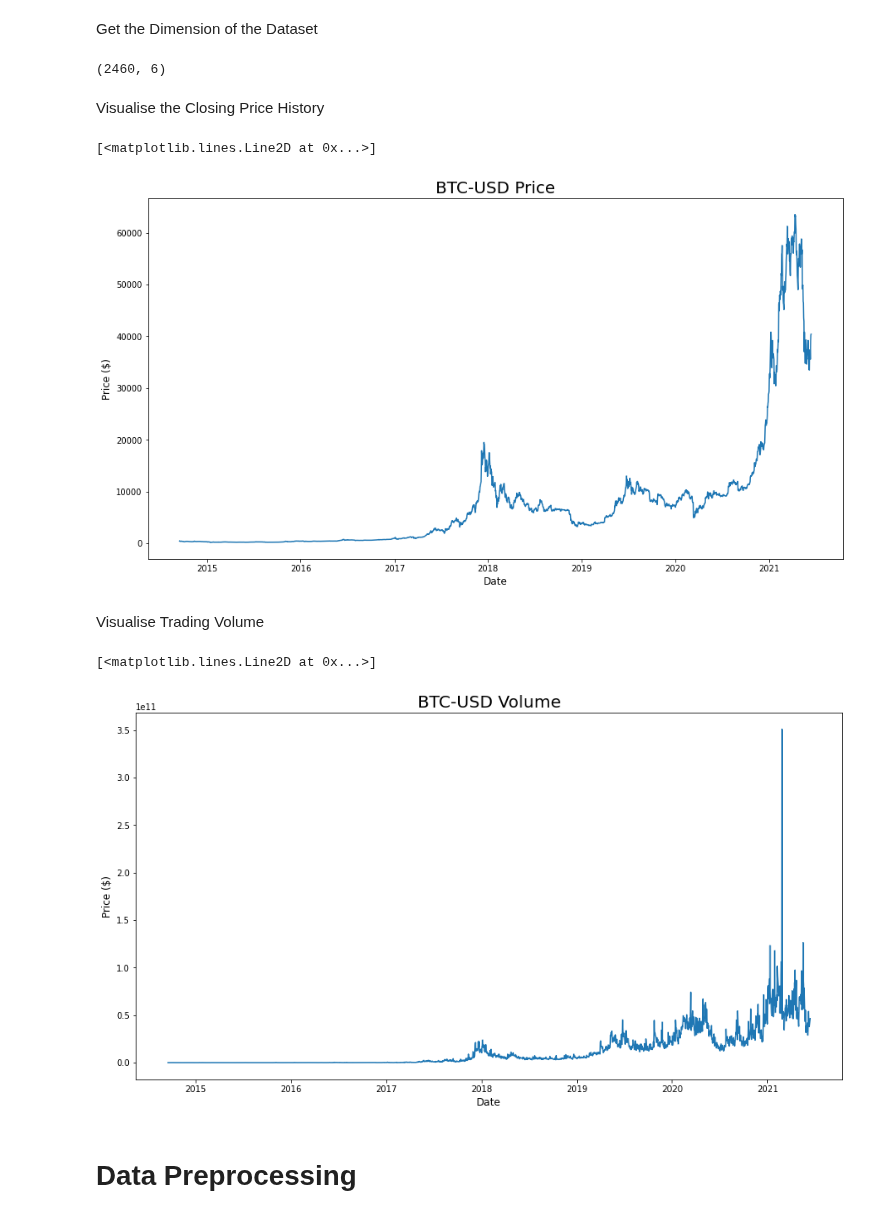
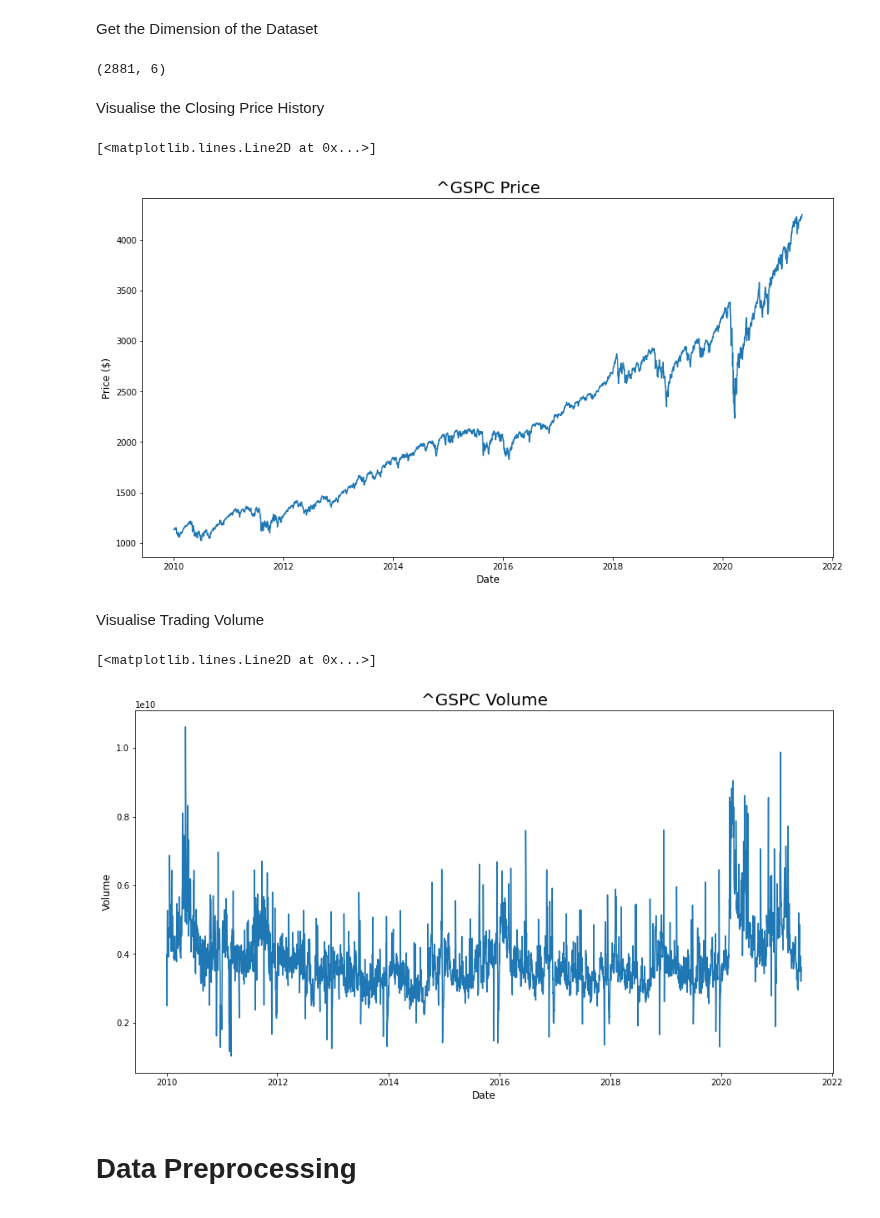
Before and after one commit to lucaslokchan/hands-on-ml, a Jupyter notebook: Projects/Stock Price Prediction/Stock_Price_Prediction.ipynb, the cells around one changed output. Saved outputs shown, nothing was run; the diff lists cells and outputs as text; code cells hidden in the pictures.

```diff
--- a/Projects/Stock Price Prediction/Stock_Price_Prediction.ipynb
+++ b/Projects/Stock Price Prediction/Stock_Price_Prediction.ipynb
@@ -13,7 +13,7 @@ from tensorflow.keras.layers import LSTM
 # %% [markdown]
 #Analyze Data
 # %%
-quote = 'BTC-USD'
+quote = '^GSPC'
 df = web.DataReader(quote, data_source='yahoo', start='2010-01-01', end='2021-06-14')
 df.tail(5)
 # %% [output]
@@ -57,7 +57,7 @@ Get the Dimension of the Dataset
 # %%
 df.shape
 # %% [output]
-(2460, 6)
+(2881, 6)
 # %% [markdown]
 Visualise the Closing Price History
 # %%
@@ -68,18 +68,18 @@ plt.ylabel('Price ($)', fontsize=12)
 plt.plot(df['Close'])
 # %% [output]
 [<matplotlib.lines.Line2D at 0x...>]
-[figure, old version]
+[figure, new version]
 # %% [markdown]
 Visualise Trading Volume
 # %%
 plt.figure(figsize=(15,8))
 plt.title(quote + ' Volume', fontsize=20)
 plt.xlabel('Date', fontsize=12)
-plt.ylabel('Price ($)', fontsize=12)
+plt.ylabel('Volume', fontsize=12)
 plt.plot(df['Volume'])
 # %% [output]
 [<matplotlib.lines.Line2D at 0x...>]
-[figure, old version]
+[figure, new version]
 # %% [markdown]
 # Data Preprocessing
 # %% [markdown]
```
Also changed, not shown: parts of 10 cells of this notebook.
